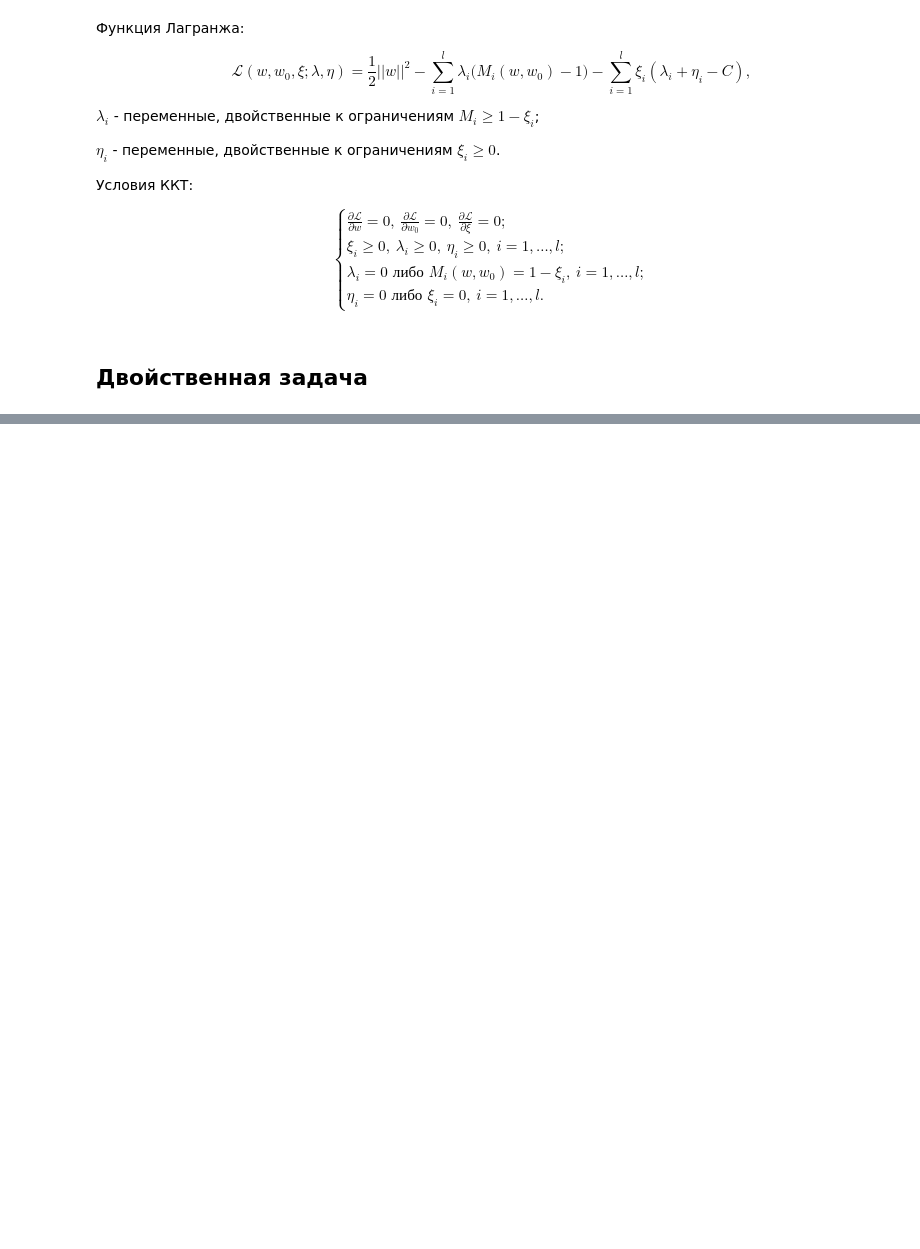
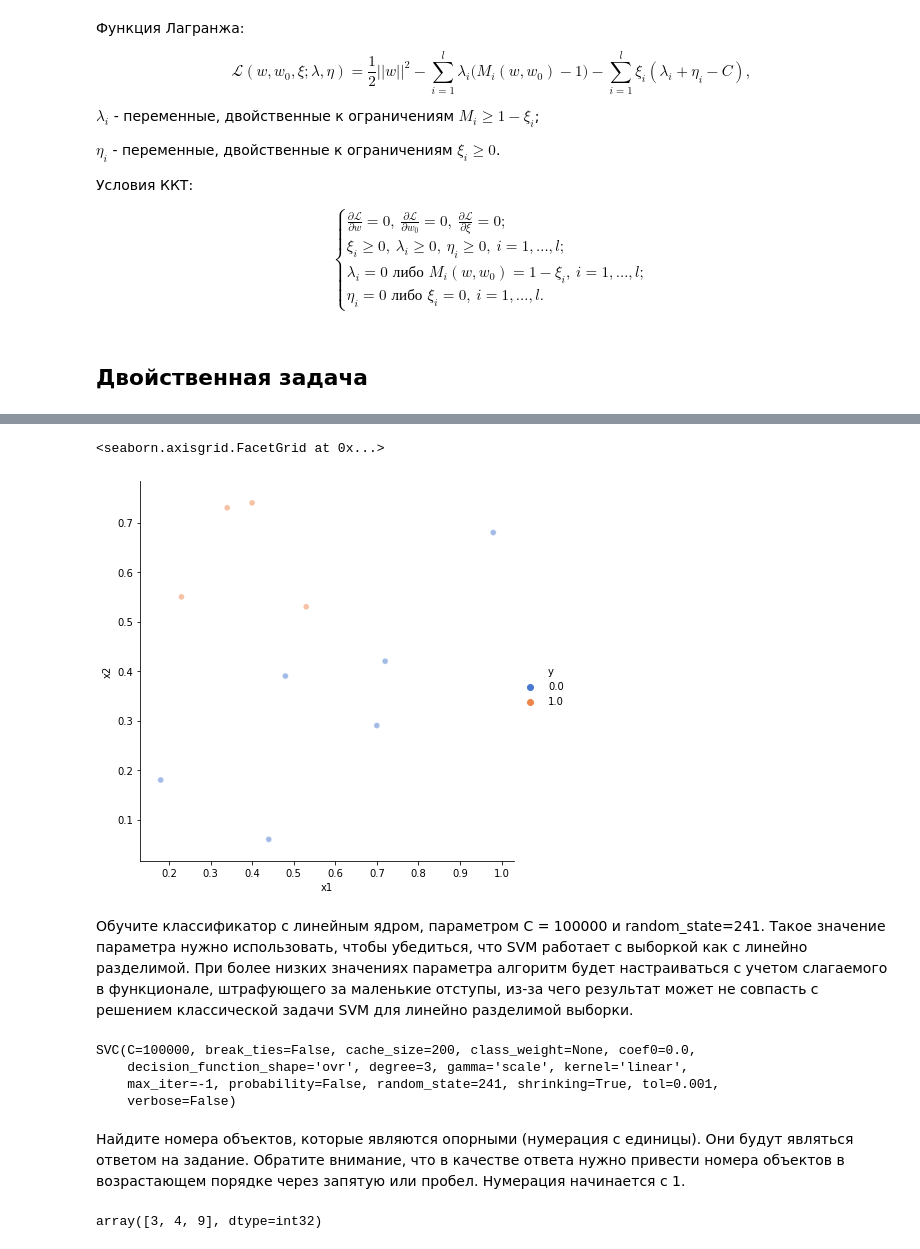
Before and after one commit to nkarasovd/Python-projects, a Jupyter notebook: Курс "Введение в машинное обучение"/Неделя 3/3.1 Метод опорных векторов.ipynb, the cells around one changed output, grey strips where cells are left out. Cells and saved outputs as stored; diff of their text form; code cells hidden in the pictures; blank space fills up the shorter version.

```diff
--- a/Курс "Введение в машинное обучение"/Неделя 3/3.1 Метод опорных векторов.ipynb
+++ b/Курс "Введение в машинное обучение"/Неделя 3/3.1 Метод опорных векторов.ipynb
@@ -183,0 +324,6 @@ $$\begin{cases}
+# %%
+import pandas as pd
+
+
+data = pd.read_csv('data/svm-data.csv', header=None, names=['y', 'x1', 'x2'])
+X, y = data.iloc[:, [1,2]], data.iloc[:, 0]
@@ -183,0 +339,29 @@ $$\begin{cases}
+# %%
+import seaborn as sns
+
+
+sns.relplot(x='x1', y='x2', hue='y',
+            sizes=(40, 400), alpha=.5, palette="muted",
+            height=6, data=data)
+# %% [output]
+<seaborn.axisgrid.FacetGrid at 0x...>
+[figure, added]
+# %% [markdown]
+Обучите классификатор с линейным ядром, параметром C = 100000 и random_state=241. Такое значение параметра нужно использовать, чтобы убедиться, что SVM работает с выборкой как с линейно разделимой. При более низких значениях параметра алгоритм будет настраиваться с учетом слагаемого в функционале, штрафующего за маленькие отступы, из-за чего результат может не совпасть с решением классической задачи SVM для линейно разделимой выборки.
+# %%
+from sklearn.svm import SVC
+
+
+clf = SVC(kernel='linear', C = 100000, random_state=241)
+clf.fit(X, y)
+# %% [output]
+SVC(C=100000, break_ties=False, cache_size=200, class_weight=None, coef0=0.0,
+    decision_function_shape='ovr', degree=3, gamma='scale', kernel='linear',
+    max_iter=-1, probability=False, random_state=241, shrinking=True, tol=0.001,
+    verbose=False)
+# %% [markdown]
+Найдите номера объектов, которые являются опорными (нумерация с единицы). Они будут являться ответом на задание. Обратите внимание, что в качестве ответа нужно привести номера объектов в возрастающем порядке через запятую или пробел. Нумерация начинается с 1.
+# %%
+clf.support_
+# %% [output]
+array([3, 4, 9], dtype=int32)
```
Also changed, not shown: parts of 42 cells of this notebook, 5 other files.
